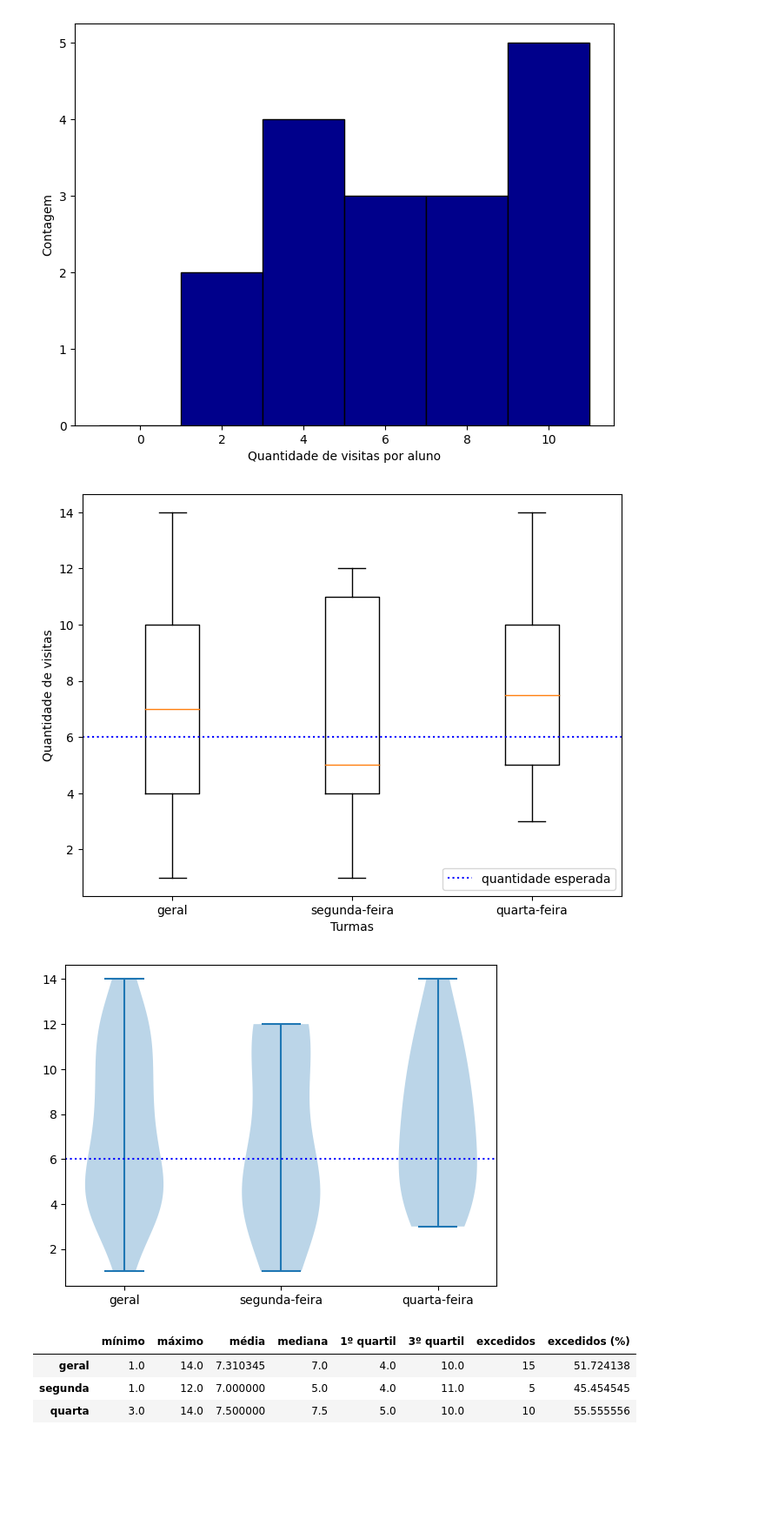
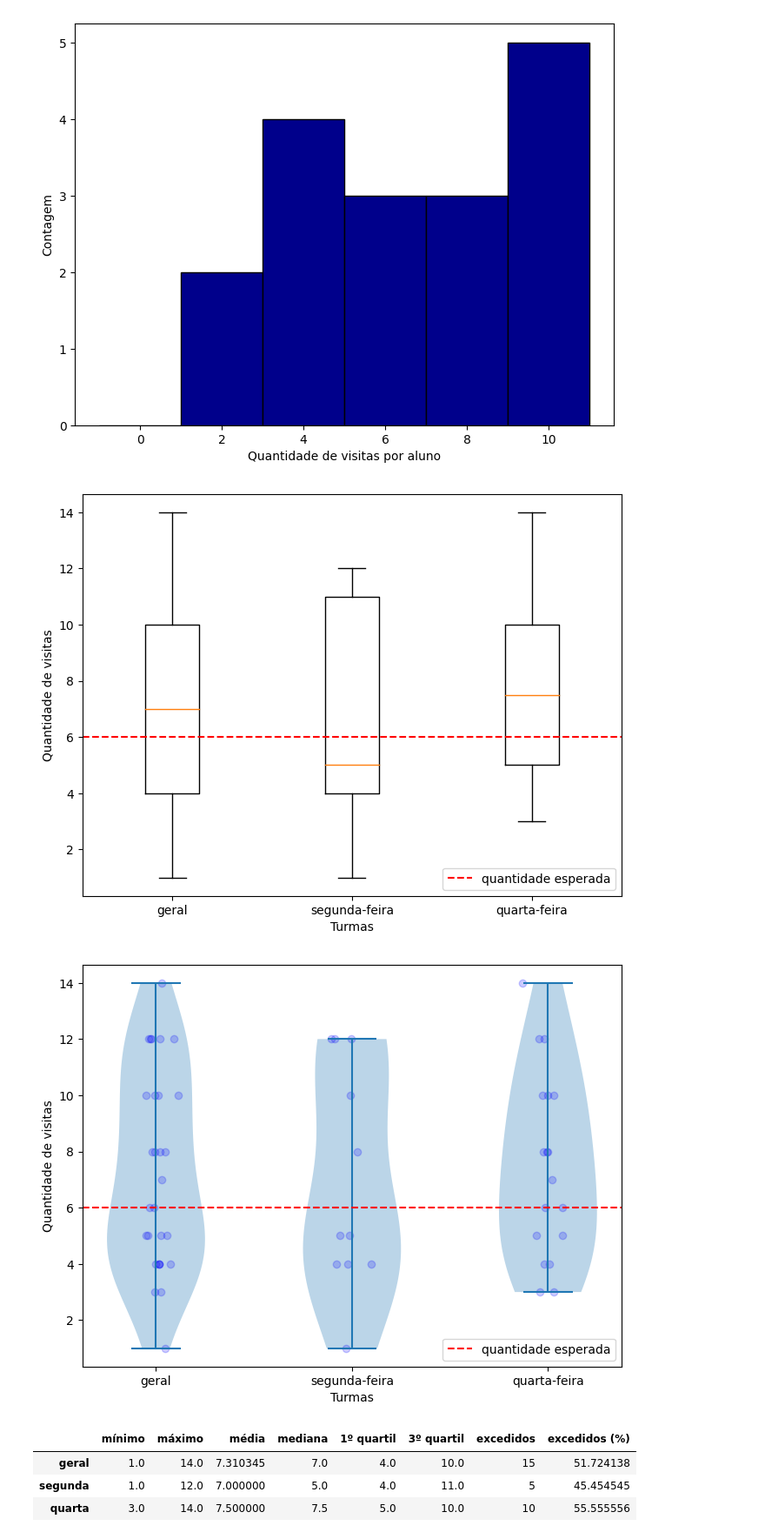
Before and after one commit to henriqueedu2001/pcs3635-health-research-data-analysis, a Jupyter notebook: analisys.ipynb, the cells around one changed output. Shown at 87% size. Saved outputs shown, nothing was run; the diff lists cells and outputs as text; code cells hidden in the pictures; blank space fills up the shorter version.

Commit message:
more analysis and plots

```diff
--- a/analisys.ipynb
+++ b/analisys.ipynb
@@ -593,7 +594,7 @@ PA_3_expected_visits = 6
 # plotting the box plot
 plt.boxplot(PA_3_data)
 plt.xticks([1, 2, 3], ['geral', 'segunda-feira', 'quarta-feira'])
-plt.axhline(y=PA_3_expected_visits, color='b', linestyle='dotted', label='quantidade esperada')
+plt.axhline(y=PA_3_expected_visits, color='red', linestyle='dashed', label='quantidade esperada')
 
 # axs setting
 axs.set_xlabel('Turmas')
@@ -607,27 +608,35 @@ if save_all_figures:
 # showing the figure
 plt.show()
 # %% [output]
-[figure, old version]
+[figure, new version]
 # %%
+# plotting PA_3 violin plot for the general, monday and wednesday groups
+fig, axs = plt.subplots(figsize=fig_default_size)
 
 # plotting the violinplot
-plt.violinplot(PA_3_data)
+axs.violinplot(PA_3_data)
 plt.xticks([1, 2, 3], ['geral', 'segunda-feira', 'quarta-feira'])
-plt.axhline(y=PA_3_expected_visits, color='b', linestyle='dotted', label='quantidade esperada')
+plt.axhline(y=PA_3_expected_visits, color='red', linestyle='dashed', label='quantidade esperada')
 
 # axs setting
 axs.set_xlabel('Turmas')
 axs.set_ylabel('Quantidade de visitas')
 axs.legend()
+
+# jitter points
+for i, data_point in enumerate(PA_3_data):
+    y = data_point
+    x = np.random.normal(loc=i + 1, scale=0.05, size=len(data_point))
+    plt.scatter(x, y, alpha=0.2, color='blue', label='pontos')
 
 # save the figure in png format
 if save_all_figures:
     plt.savefig('academic_imgs/PA_3_violinplot')
 
 # showing the figure
 plt.show()
 # %% [output]
-[figure, old version]
+[figure, new version]
 # %%
 # PA_3 resume
 # PA_3_expected_visits
```
Also changed, not shown: parts of 6 cells of this notebook.
